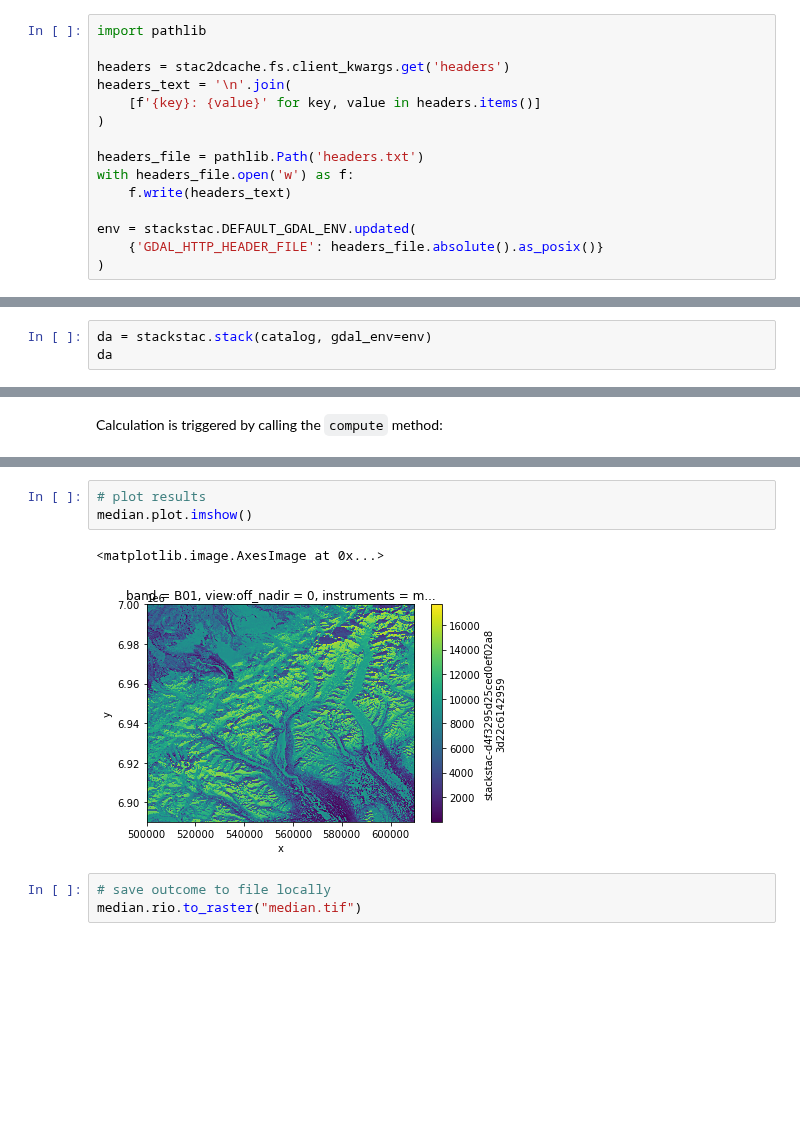
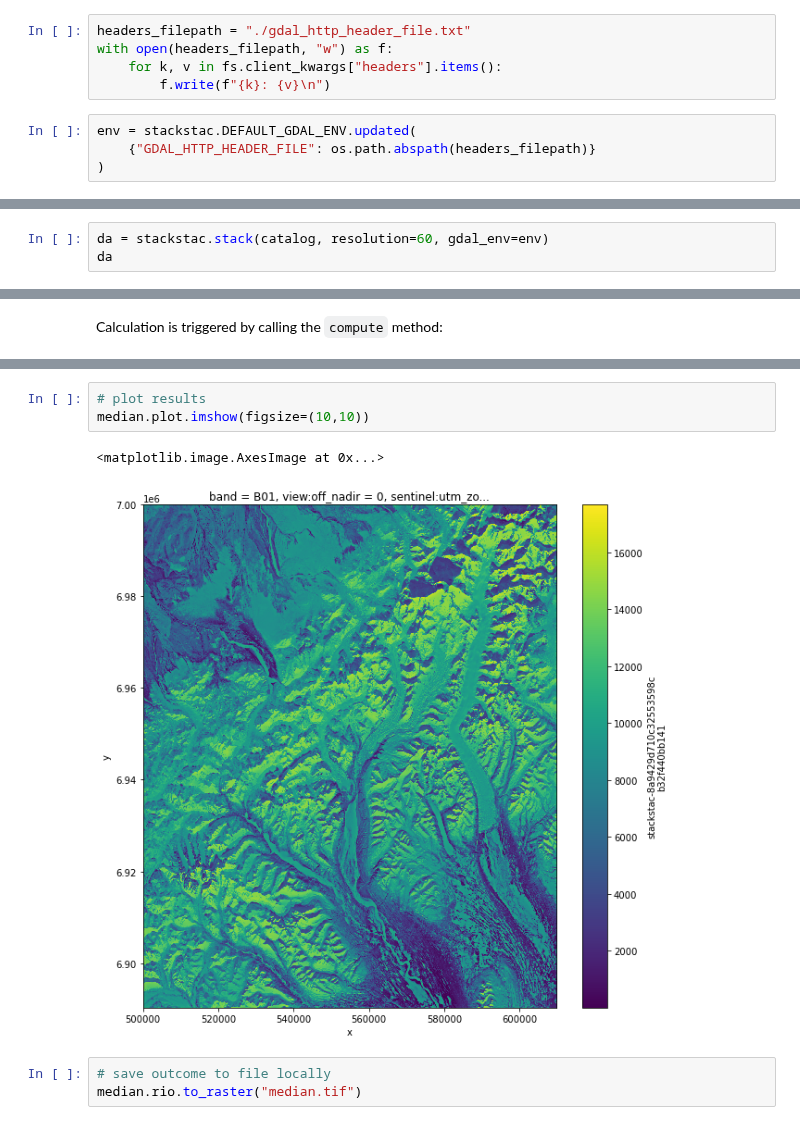
Before and after one commit to RS-DAT/JupyterDask-Examples, a Jupyter notebook: 01-STAC-on-dCache/notebooks/02-processing.ipynb, the cells around one changed output, grey strips where cells are left out. Cells and saved outputs as stored; diff of their text form; blank space fills up the shorter version.

```diff
--- a/01-STAC-on-dCache/notebooks/02-processing.ipynb
+++ b/01-STAC-on-dCache/notebooks/02-processing.ipynb
@@ -33,17 +31,11 @@ We open the STAC catalog as a [Xarray](http://xarray.pydata.org/en/stable/) `Dat
 import rioxarray
 import stackstac
-# %%
-import pathlib
-
-headers = stac2dcache.fs.client_kwargs.get('headers')
-headers_text = '\n'.join(
-    [f'{key}: {value}' for key, value in headers.items()]
-)
-
-headers_file = pathlib.Path('headers.txt')
-with headers_file.open('w') as f:
-    f.write(headers_text)
-
-env = stackstac.DEFAULT_GDAL_ENV.updated(
-    {'GDAL_HTTP_HEADER_FILE': headers_file.absolute().as_posix()}
-)
+# %%
+headers_filepath = "./gdal_http_header_file.txt"
+with open(headers_filepath, "w") as f:
+    for k, v in fs.client_kwargs["headers"].items():
+        f.write(f"{k}: {v}\n")
+# %%
+env = stackstac.DEFAULT_GDAL_ENV.updated(
+    {"GDAL_HTTP_HEADER_FILE": os.path.abspath(headers_filepath)}
+)
@@ -50,4 +44,4 @@ env = stackstac.DEFAULT_GDAL_ENV.updated(
 # %%
-da = stackstac.stack(catalog, gdal_env=env)
+da = stackstac.stack(catalog, resolution=60, gdal_env=env)
 da
 # %% [output]
@@ -201,10 +205,10 @@ Coordinates:
     epsg                    int64 32605
 # %%
 # plot results
-median.plot.imshow()
+median.plot.imshow(figsize=(10,10))
 # %% [output]
 <matplotlib.image.AxesImage at 0x...>
-[figure, old version]
+[figure, new version]
 # %%
 # save outcome to file locally
 median.rio.to_raster("median.tif")
```
Also changed, not shown: parts of 14 cells of this notebook, 2 other files.
